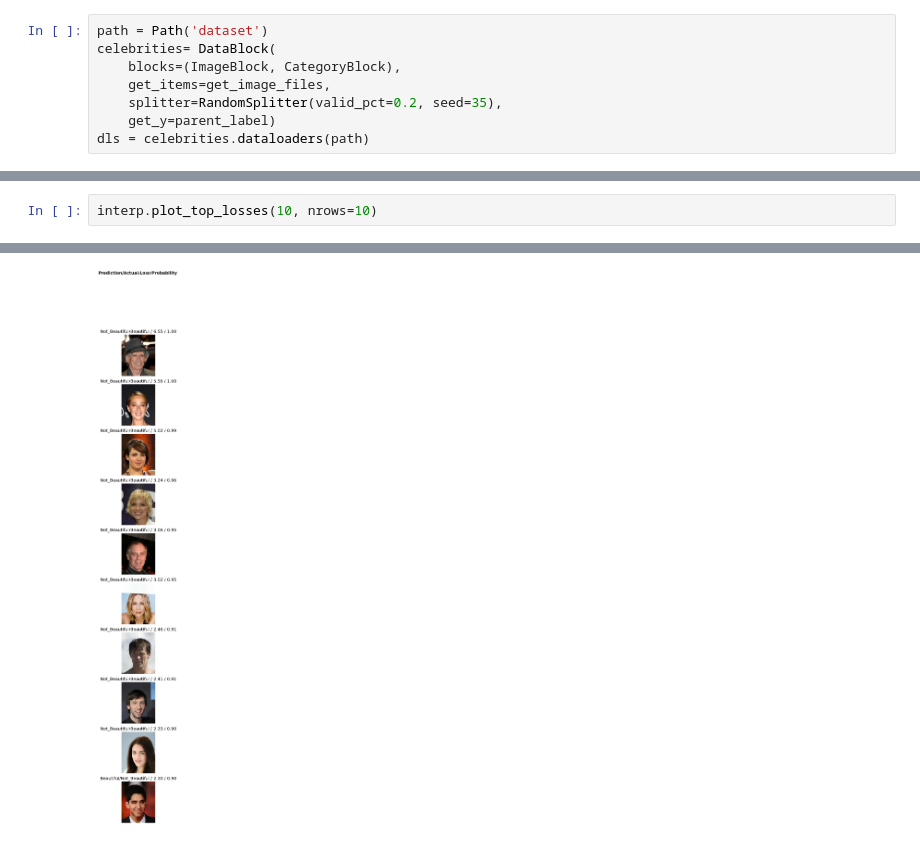
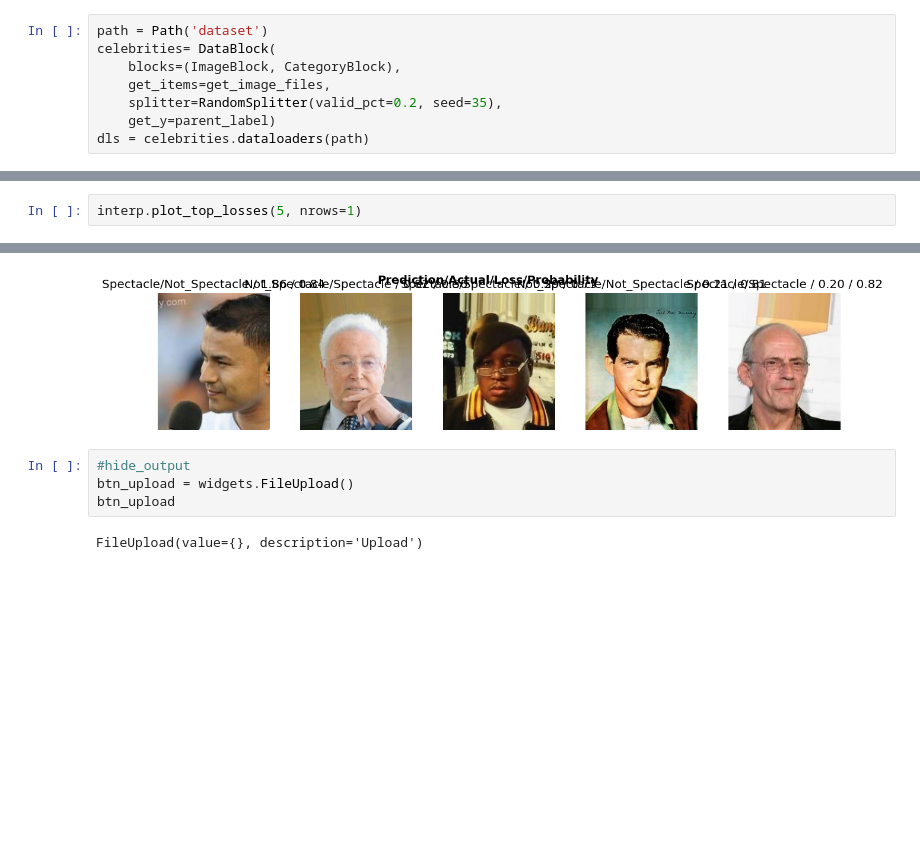
Before and after one commit to iamvssrao/FastAI, a Jupyter notebook: Spectacle_detector.ipynb, the cells around one changed output, grey strips where cells are left out. Drawn from its saved outputs; the diff is of its cells as text; blank space fills up the shorter version.

```diff
--- a/Spectacle_detector.ipynb
+++ b/Spectacle_detector.ipynb
@@ -332,5 +154,11 @@ interp.plot_confusion_matrix()
 # %%
-interp.plot_top_losses(10, nrows=10)
+interp.plot_top_losses(5, nrows=1)
 # %% [output]
 [interactive output not drawn]
-[figure, old version]
+[figure, new version]
+# %%
+#hide_output
+btn_upload = widgets.FileUpload()
+btn_upload
+# %% [output]
+FileUpload(value={}, description='Upload')
```
Also changed, not shown: parts of 23 cells of this notebook.
